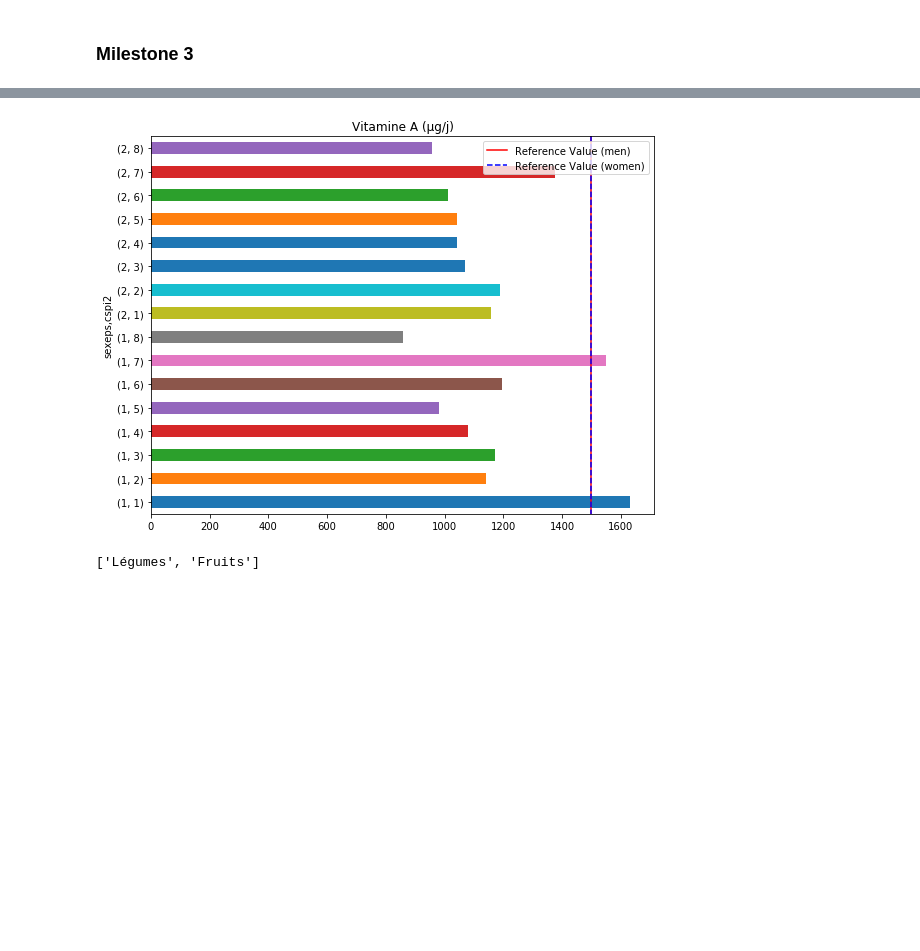
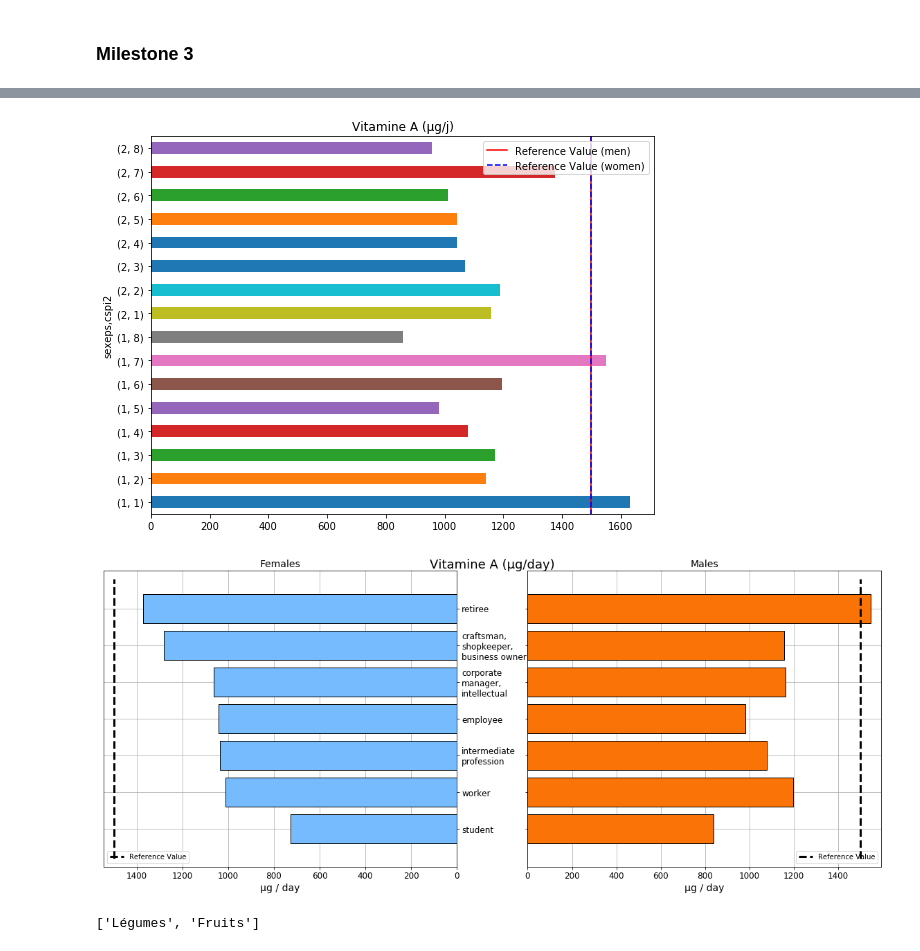
Before and after one commit to KingOfCola/ADAX-project, a Jupyter notebook: project/Milestone 2.ipynb, the cells around one changed output, grey strips where cells are left out. Cells and saved outputs as stored; diff of their text form; code cells hidden in the pictures; blank space fills up the shorter version.

```diff
--- a/project/Milestone 2.ipynb
+++ b/project/Milestone 2.ipynb
@@ -1441,6 +1548,6 @@ Some categories (industry workers, employees, inactive people) are often below t
 # %%
 # Code for Vitamine A
-
+# Plot 1
 className = 'cspi2'
 
 table = dfIndnut.merge(dfIndivO18[dfIndivO18["sexeps"].apply(lambda x : x in [1, 2] )], left_on="nomen", right_on="nomen", how="inner")
@@ -1450,9 +1557,6 @@ featuresNames = ["Vitamine A (µg/j)"]
 means = table.groupby(["sexeps", className]).mean()[features]
 countDistribution(table, 'sexeps')
 means.columns = featuresNames
-
-print(dfDataCorrespondance[dfDataCorrespondance["Nom de la variable"] == "sexeps"][["code", "Signification"]])
-print(dfDataCorrespondance[dfDataCorrespondance["Nom de la variable"] == className][["code", "Signification"]])
 
 fig, axes = plt.subplots(1, 1, figsize = (8, 6))
 refH = dfValRef[dfValRef["Nom de la variable"] == "nutj27"]["ValRef_homme"].values[0] + dfValRef[dfValRef["Nom de la variable"] == "nutj28"]["ValRef_homme"].values[0]/6
@@ -1465,6 +1569,68 @@ axes.legend(loc = 1)
 
 plt.tight_layout()
 plt.show()
+
+# Plot 2
+
+feature = "nutj27-28"
+className = "social class"
+dfSource = df_social2
+title = None
+sort=True
+
+dfIndnut_2 = dfIndnut.copy()
+dfIndnut_2["nutj27-28"] = dfIndnut_2["nutj27"] + dfIndnut_2["nutj28"]/6
+table = dfIndnut_2.merge(dfSource, left_on="nomen", right_on="nomen", how="inner")
+featureName = "Vitamine A (µg/day)"
+means = table.groupby(["gender", className]).mean()[feature]
+means.columns = [featureName]
+if title == None:
+    title = featureName
+
+index = means.loc["female"].index.values
+female_means = np.transpose(means.loc["female"].values)
+male_means = np.transpose(means.loc["male"].values)
+
+
+# Sort by female_means
+if sort:
+    idx = female_means.argsort()
+    index, female_means, male_means = [np.take(x, idx) for x in [index, female_means, male_means]]
+
+y = np.arange(female_means.size)
+
+fig, axes = plt.subplots(figsize = (16,7), ncols=2, sharey=True)
+axes[0].barh(y, female_means, align='center', color='#75bbfd', linewidth = 1, edgecolor = 'k', zorder=10)
+axes[0].set_title('Females', fontsize = 14)
+axes[1].barh(y, male_means, align='center', color='#f97306', linewidth = 1, edgecolor = 'k', zorder=10)
+axes[1].set_title('Males', fontsize = 14)
+
+axes[0].invert_xaxis()
+axes[0].set(yticks=y, yticklabels=index)
+axes[0].yaxis.tick_right()
+axes[0].yaxis.set_tick_params(labelsize=12)
+
+axes[0].xaxis.set_tick_params(labelsize=12)
+axes[0].set_xlabel("µg / day", fontsize=14)
+axes[1].xaxis.set_tick_params(labelsize=12)
+axes[1].set_xlabel("µg / day", fontsize=14)
+fig.suptitle(featureName, fontsize=18)
+
+refH = dfValRef[dfValRef["Nom de la variable"] == "nutj27"]["ValRef_homme"].values[0] + dfValRef[dfValRef["Nom de la variable"] == "nutj28"]["ValRef_homme"].values[0]/6
+refF = dfValRef[dfValRef["Nom de la variable"] == "nutj27"]["ValRef_femme"].values[0] + dfValRef[dfValRef["Nom de la variable"] == "nutj28"]["ValRef_femme"].values[0]/6
+axes[1].plot([refH, refH],[-0.8,-0.2+len(index)], 'k--', label=('Reference Value'), linewidth=3, zorder=11)
+axes[0].plot([refF, refF],[-0.8,-0.2+len(index)], 'k--', label=('Reference Value'), linewidth=3, zorder=11)
+
+axes[0].legend(loc = 3)
+axes[1].legend(loc = 4)
+
+for ax in axes.flat:
+    ax.margins(0.03)
+    ax.grid(True)
+
+fig.tight_layout()
+fig.subplots_adjust(wspace=0.2)
+plt.show()
 # %% [output]
        sexeps
 homme    1082
@@ -1485,4 +1638,5 @@ femme    1532
 [figure]
+[figure, added]
 # %%
 def boxplots_Habits(selection_label, selected_feats, category):
     df = pd.DataFrame()
```
Also changed, not shown: parts of 6 cells of this notebook, 17 other files.
